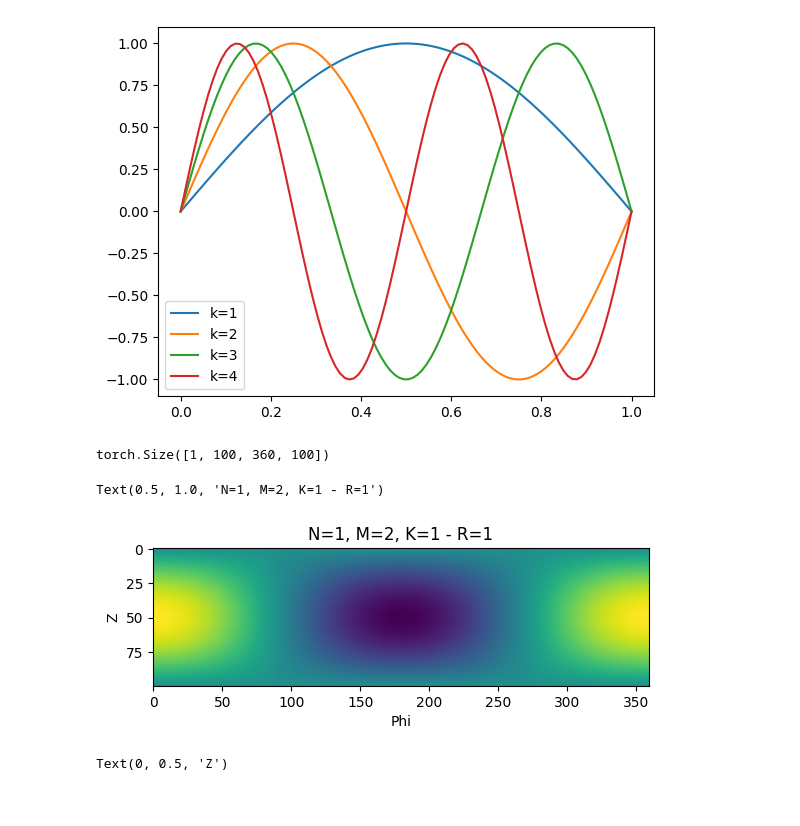
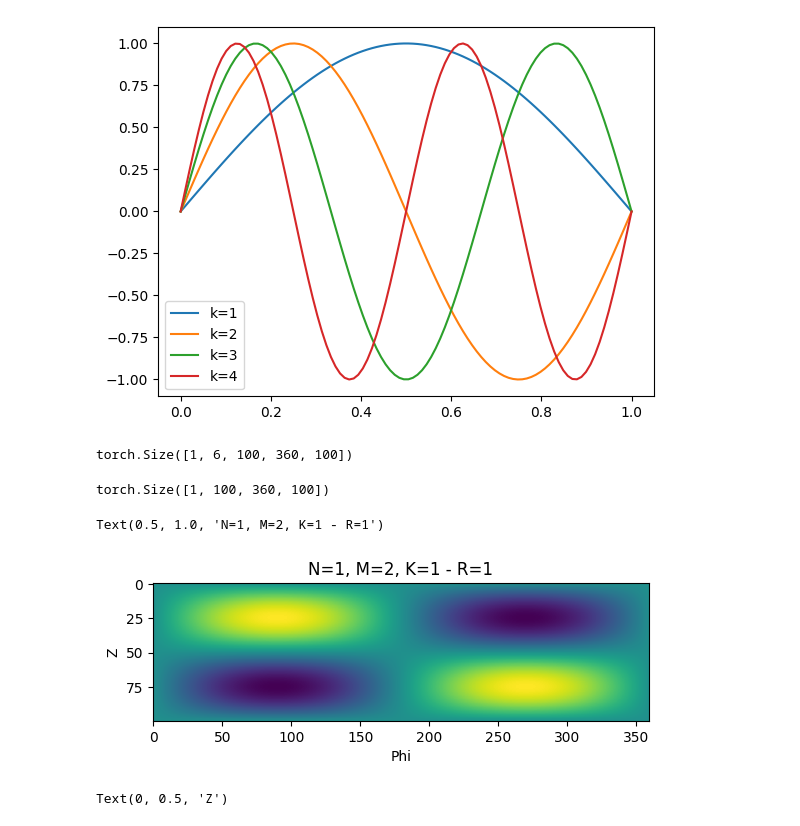
Before and after one commit to ColinKohler/fourier_value_functions, a Jupyter notebook: notebooks/CylindricalHarmonics.ipynb, the cells around one changed output. Saved outputs shown, nothing was run; the diff lists cells and outputs as text; code cells hidden in the pictures.

```diff
--- a/notebooks/CylindricalHarmonics.ipynb
+++ b/notebooks/CylindricalHarmonics.ipynb
@@ -19,8 +19,8 @@ plt.legend()
 [figure]
 # %%
 N = 1
-M = 2
-K = 1
+M = 1
+K = 2
 
 num_r = 100
 num_p = 360
@@ -30,7 +30,11 @@ r = torch.linspace(0, 1,num_r)
 p = torch.linspace(0,2*np.pi,num_p)
 z = torch.linspace(0,1,num_z)
 
-harmonics = CylindricalHarmonics(N,M,K, 1.0, 1.0, num_r, num_p, num_z)
+harmonics = CylindricalHarmonics(N,M,K, 0.0, 1.0, 1.0, num_r, num_p, num_z)
+# %%
+harmonics.Psi.shape
+# %% [output]
+torch.Size([1, 6, 100, 360, 100])
 # %%
 Pnm = torch.randn(1,5)
 out = harmonics.evaluate(Pnm)
@@ -38,13 +42,13 @@ print(out.shape)
 # %% [output]
 torch.Size([1, 100, 360, 100])
 # %%
-plt.imshow(harmonics.Psi[0,1,-1,:,:].permute(1,0))
+plt.imshow(harmonics.Psi[0,5,-1,:,:].permute(1,0))
 plt.xlabel('Phi')
 plt.ylabel('Z')
 plt.title('N=1, M=2, K=1 - R=1')
 # %% [output]
 Text(0.5, 1.0, 'N=1, M=2, K=1 - R=1')
-[figure, old version]
+[figure, new version]
 # %%
 plt.imshow(harmonics.Psi[0,2,-1,:,:].permute(1,0))
 plt.xlabel('Phi')
```
Also changed, not shown: 6 other files.
